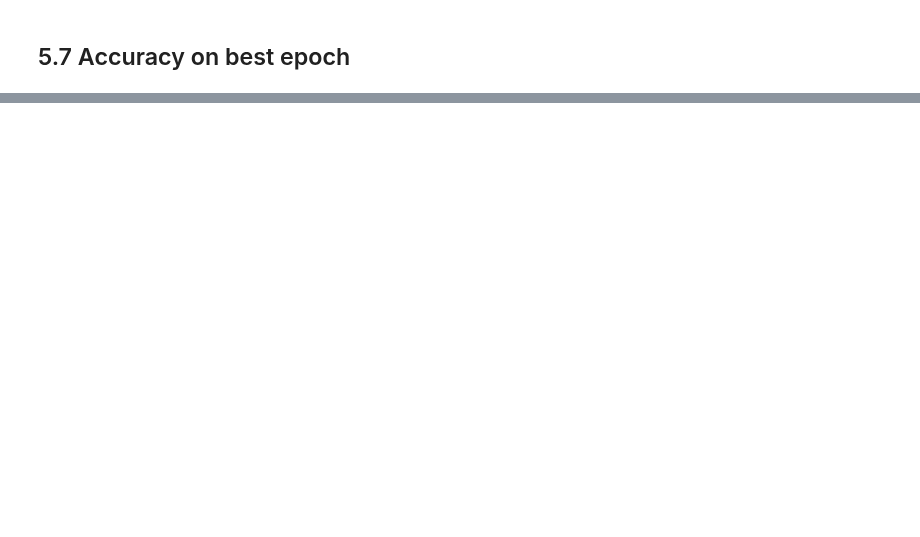
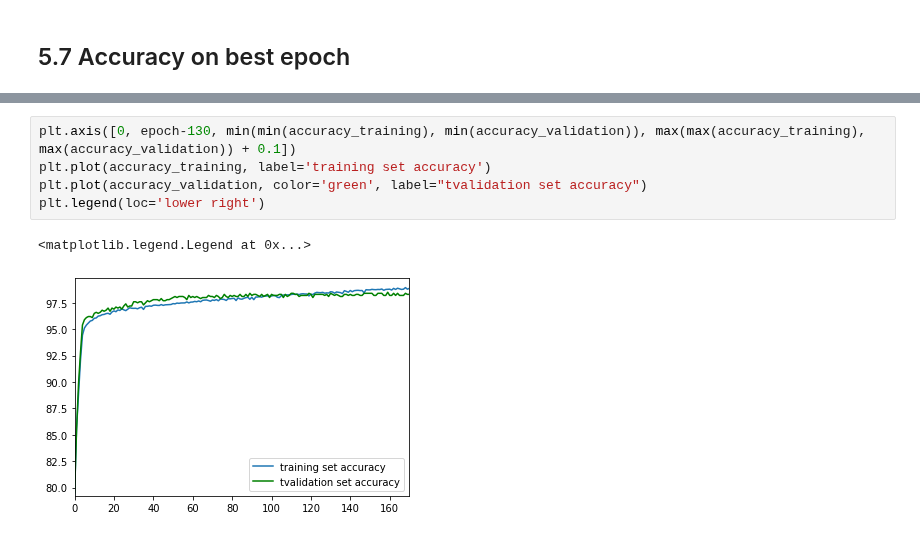
Before and after one commit to adamnpeace/comp90-cw1, a Jupyter notebook: q5/q5-ksenia.ipynb, the cells around one changed output, grey strips where cells are left out. Saved outputs shown, nothing was run; the diff lists cells and outputs as text; blank space fills up the shorter version.

```diff
--- a/q5/q5-ksenia.ipynb
+++ b/q5/q5-ksenia.ipynb
@@ -177,0 +441,8 @@ print("Accuracy on validation set =", accuracy_validation[ind])
+# %%
+plt.axis([0, epoch-130, min(min(accuracy_training), min(accuracy_validation)), max(max(accuracy_training), max(accuracy_validation)) + 0.1])
+plt.plot(accuracy_training, label='training set accuracy')
+plt.plot(accuracy_validation, color='green', label="tvalidation set accuracy")
+plt.legend(loc='lower right')
+# %% [output]
+<matplotlib.legend.Legend at 0x...>
+[figure, added]
```
Also changed, not shown: parts of 31 cells of this notebook.
